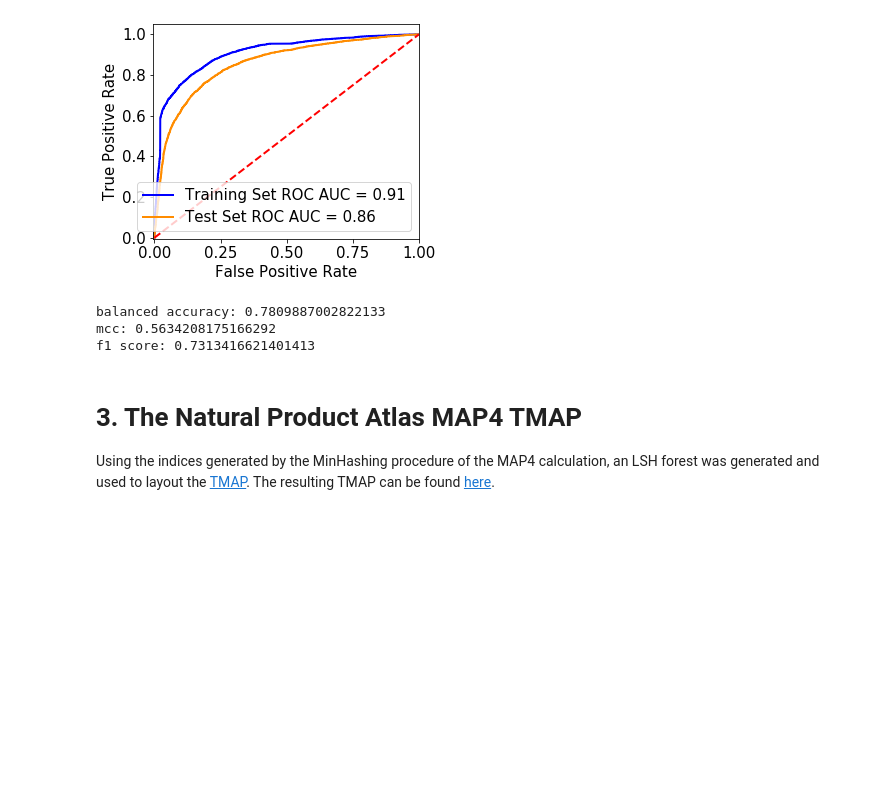
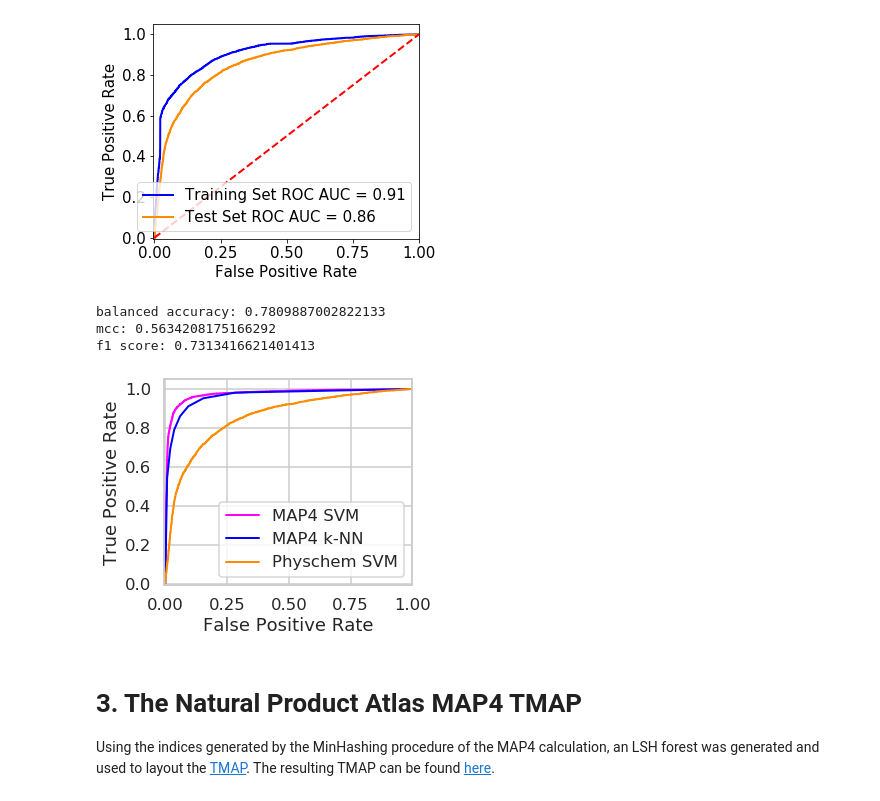
Before and after one commit to reymond-group/MAP4-Chemical-Space-of-NPAtlas, a Jupyter notebook: NPAtlas.ipynb, the cells around one changed output. Saved outputs shown, nothing was run; the diff lists cells and outputs as text; code cells hidden in the pictures; blank space fills up the shorter version.

Commit message:
changed title and added ROCCURVE plots

```diff
--- a/NPAtlas.ipynb
+++ b/NPAtlas.ipynb
@@ -882,5 +882,3 @@ if not os.path.exists(folder+"SVM-NPA-prop.pkl"):
     joblib.dump(grid_prop, folder + "SVM-NPA-prop.pkl")
 else:
     grid_prop = joblib.load(folder + "SVM-NPA-prop.pkl")
-# %%
-grid_prop = joblib.load(folder + "SVM-NPA-prop.pkl")
@@ -911,6 +895,51 @@ print("f1 score: " + str(metrics.f1_score(y, pred_SVM_prop)))
 balanced accuracy: 0.7809887002822133
 mcc: 0.5634208175166292
 f1 score: 0.7313416621401413
+# %%
+def calc_roc_curve(clf1, clf2, cl3, x, y, x_prop):
+    predicted_test1 = clf1.predict_proba(x)
+    predicted_test2 = clf2.predict_proba(x)
+    predicted_test3 = clf3.predict_proba(x_prop)
+
+    fpr_test1, tpr_test1, _ = roc_curve(y, predicted_test1[:,1])
+    fpr_test2, tpr_test2, _ = roc_curve(y, predicted_test2[:,1])
+    fpr_test3, tpr_test3, _ = roc_curve(y, predicted_test3[:,1])
+
+    roc_test1 = roc_auc_score(y, predicted_test1[:,1])
+    roc_test2 = roc_auc_score(y, predicted_test2[:,1])
+    roc_test3 = roc_auc_score(y, predicted_test3[:,1])
+
+    return fpr_test1, tpr_test1, fpr_test2, tpr_test2, fpr_test3, tpr_test3, roc_test1, roc_test2, roc_test3
+# %%
+clf1 = grid
+clf2 = grid_NN
+clf3 = grid_prop
+fpr_test1, tpr_test1, fpr_test2, tpr_test2, fpr_test3, tpr_test3, roc_test1, roc_test2, roc_test3 = calc_roc_curve(clf1, clf2, clf3, x, y, x_prop)
+# %%
+# plot AUC MAP4 SVM and kNN, physchem SVM classifiers
+
+plt.figure(figsize = (5, 4))
+
+plt.rcParams.update({'font.size': 15})
+lw = 2
+plt.plot(fpr_test1, tpr_test1, color='magenta',
+         lw=lw, label=f'MAP4 SVM')
+plt.plot(fpr_test2, tpr_test2, color='blue',
+         lw=lw, label=f'MAP4 k-NN')
+plt.plot(fpr_test3, tpr_test3, color='darkorange',
+         lw=lw, label=f'Physchem SVM')
+#plt.plot([0, 1], [0, 1], color='red', lw=lw, linestyle='--')
+plt.xlim([-0.005, 1.0])
+plt.ylim([-0.005, 1.05])
+plt.xlabel('False Positive Rate')
+plt.ylabel('True Positive Rate')
+#plt.title(name)
+plt.legend(loc="lower right")
+plt.tight_layout()
+plt.savefig("plots/classifiers.svg")
+plt.show()
+# %% [output]
+[figure, added]
 # %% [markdown]
 # 3. The Natural Product Atlas MAP4 TMAP
 Using the indices generated by the MinHashing procedure of the MAP4 calculation, an LSH forest was generated and used to layout the [TMAP](https://github.com/reymond-group/tmap).
```
Also changed, not shown: parts of 2 cells of this notebook, 1 other file.
